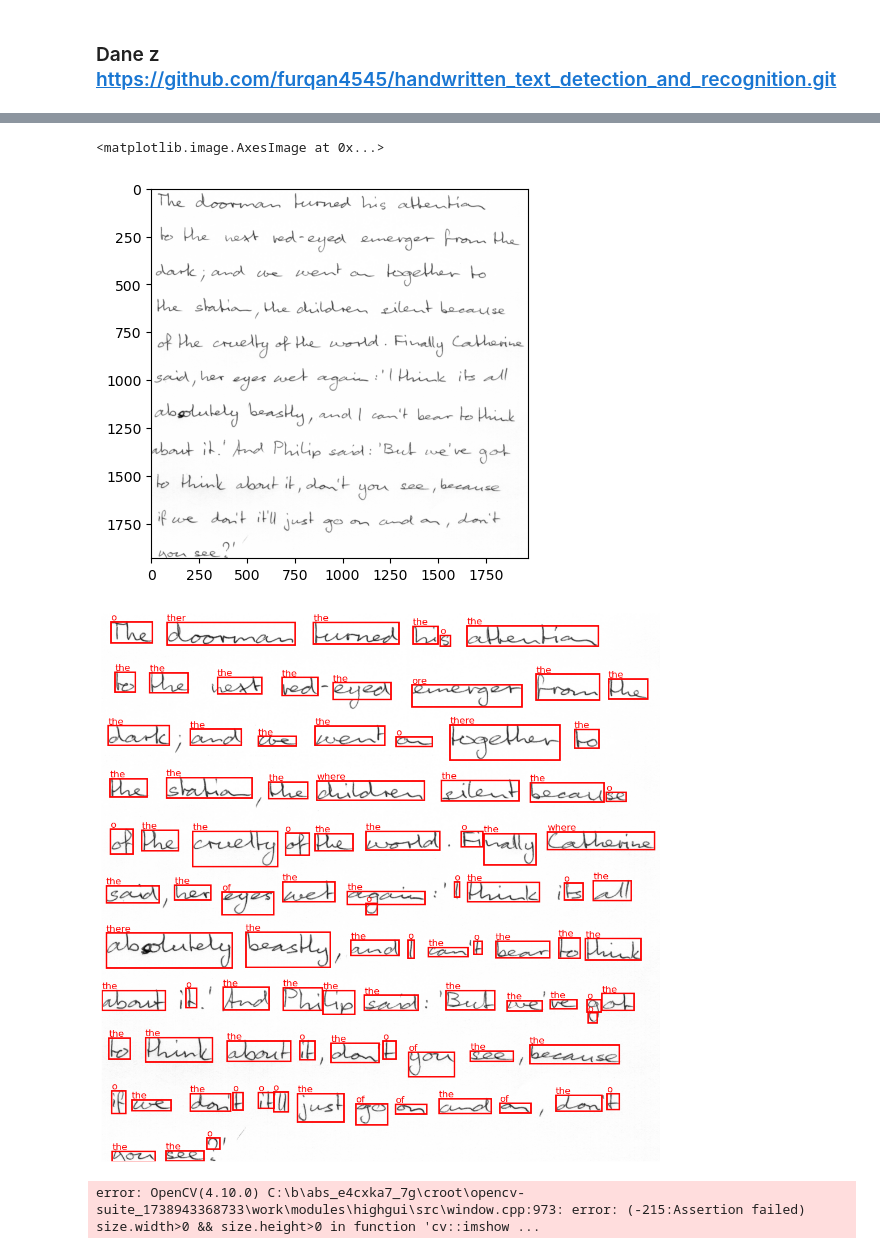
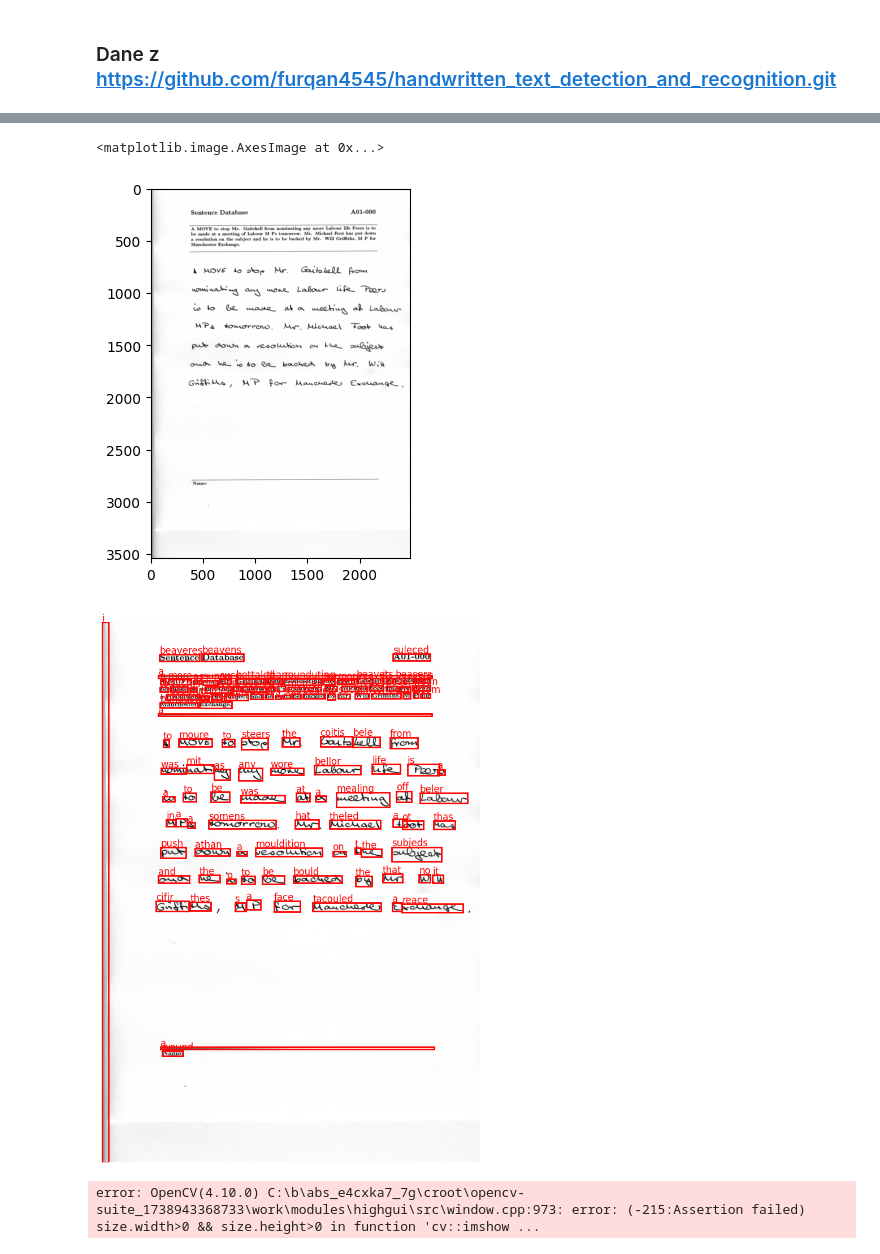
Before and after one commit to jGrzyb/handwriting_recognition, a Jupyter notebook: detecting_words.ipynb, the cells around one changed output, grey strips where cells are left out. Drawn from its saved outputs; the diff is of its cells as text; code cells hidden in the pictures.

```diff
--- a/detecting_words.ipynb
+++ b/detecting_words.ipynb
@@ -97,22 +113,22 @@ caenen        -  writing
 # %%
 # img = prepare_img(cv2.imread('data/line/0.png'), 50)
-img = cv2.imread('data/page/r06-137.png')
+img = cv2.imread('data/000/a01-000u.png')
 img = prepare_img(img, img.shape[0])
 # (2) detect words in image
 detections = detect(img,
                     kernel_size=25,
                     sigma=11,
                     theta=7,
                     min_area=500)
 
 # (3) sort words in line
 line = sort_line(detections)[0]
 
 # (4) show word images
 plt.imshow(img, cmap='gray')
 # %% [output]
 <matplotlib.image.AxesImage at 0x...>
-[figure, old version]
+[figure, new version]
 # %%
 # plt.subplot(len(line), 1, 1)
 # for i, word in enumerate(line):
@@ -176,7 +192,7 @@ plt.axis('off')
 plt.tight_layout()
 plt.show()
 # %% [output]
-[figure, old version]
+[figure, new version]
 # %%
 import cv2
 
```
Also changed, not shown: parts of 5 cells of this notebook, 4 other files.
